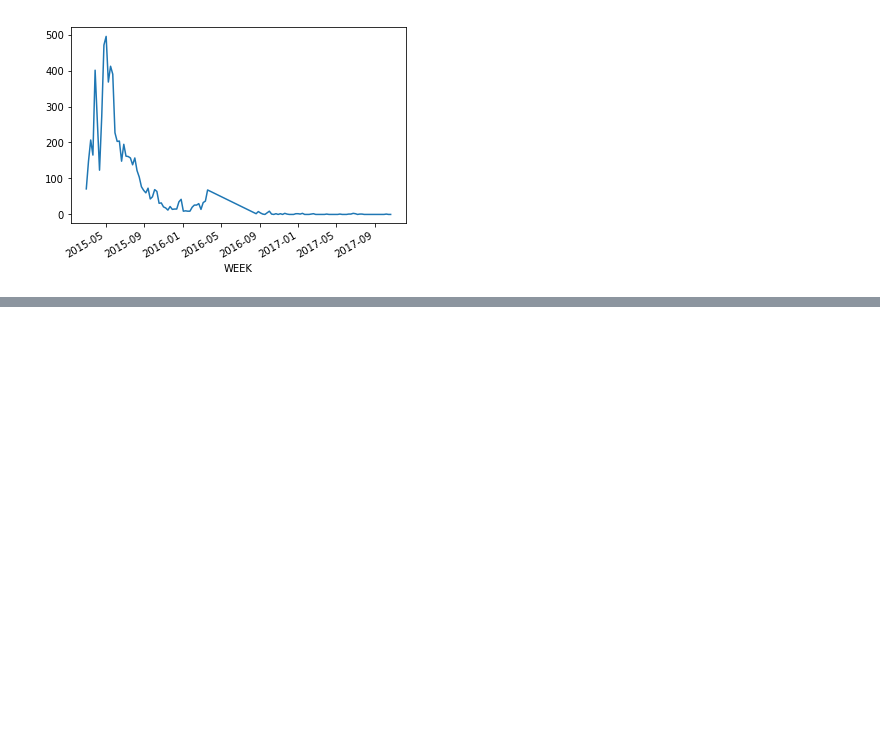
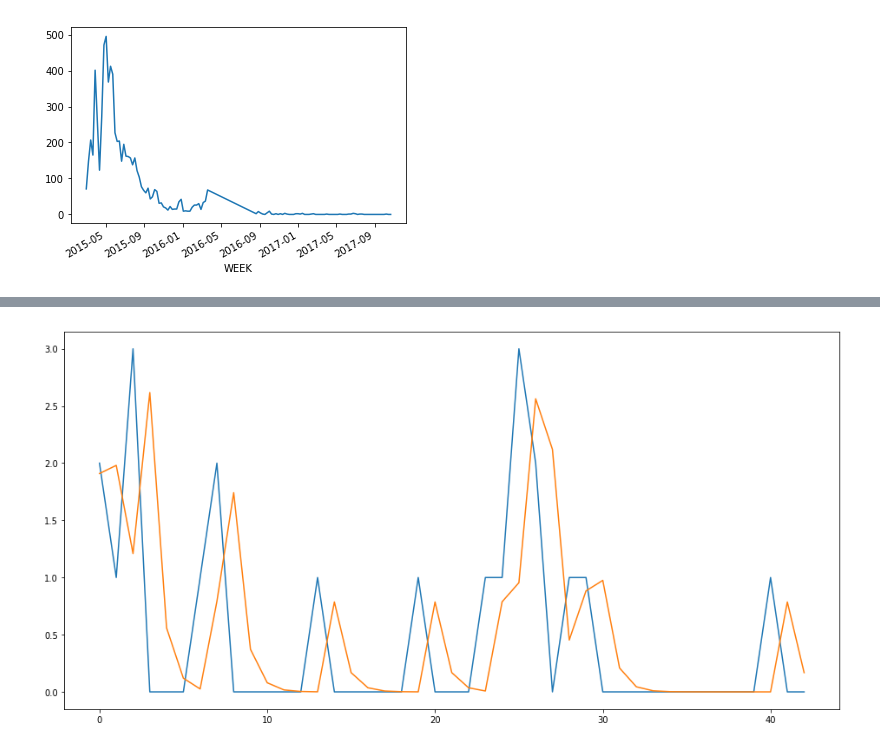
Before and after one commit to antonlagunov1623/ITechArt_lab, a Jupyter notebook: task1.ipynb, the cells around one changed output, grey strips where cells are left out. Cells and saved outputs as stored; diff of their text form; code cells hidden in the pictures; blank space fills up the shorter version.

```diff
--- a/task1.ipynb
+++ b/task1.ipynb
@@ -1094,8 +1085,3 @@ easter.head()
 ball1['ACTUAL'].plot();
 # %% [output]
 [figure]
-# %%
-for i in range(len(consum)):
-    if 'SCARF' in consum.iloc[i]['PRODUCT_CATEGORY_LABEL']:
-        print(consum.iloc[i]['PRODUCT_CATEGORY_LABEL'])
-        break
@@ -1270,0 +1088,15 @@ scarfs.set_index('WEEK')['ACTUAL'].plot();
+# %%
+train = ball1.copy()[:'2017-01-01'].drop(['PROMO'], axis=1)
+test = ball1.copy()['2017-01-01':].drop(['PROMO'], axis=1)
+# %%
+train1 = train.values
+test1 = test.values
+new_train = [x for x in train1]
+prediction = []
+for i in range(len(test)):
+    es_model = SimpleExpSmoothing(new_train)
+    es_model_fit = es_model.fit()
+    pred = es_model_fit.predict(len(new_train), len(new_train))
+    prediction.append(pred[0])
+    new_train.append(test1[i])
+    print('предсказанное=%f, ожидаемое=%f' % (pred[0], test1[i]))
@@ -1270,0 +1121,7 @@ scarfs.set_index('WEEK')['ACTUAL'].plot();
+# %%
+plt.figure(figsize=(16,8))
+plt.plot(np.asarray(test['ACTUAL']))
+plt.plot(prediction)
+plt.show()
+# %% [output]
+[figure, added]
```
Also changed, not shown: parts of 41 cells of this notebook.
